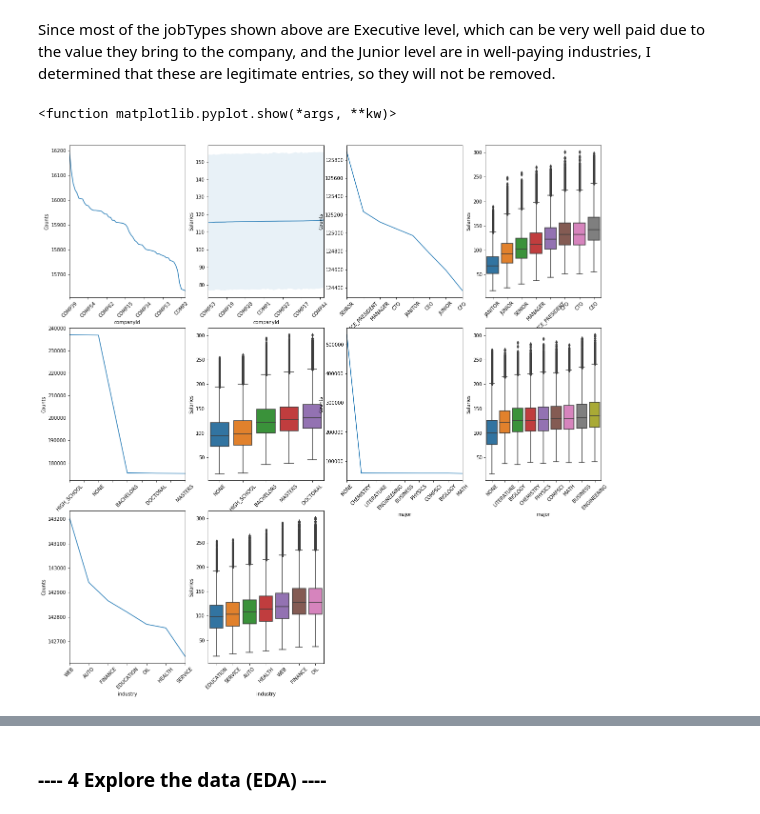
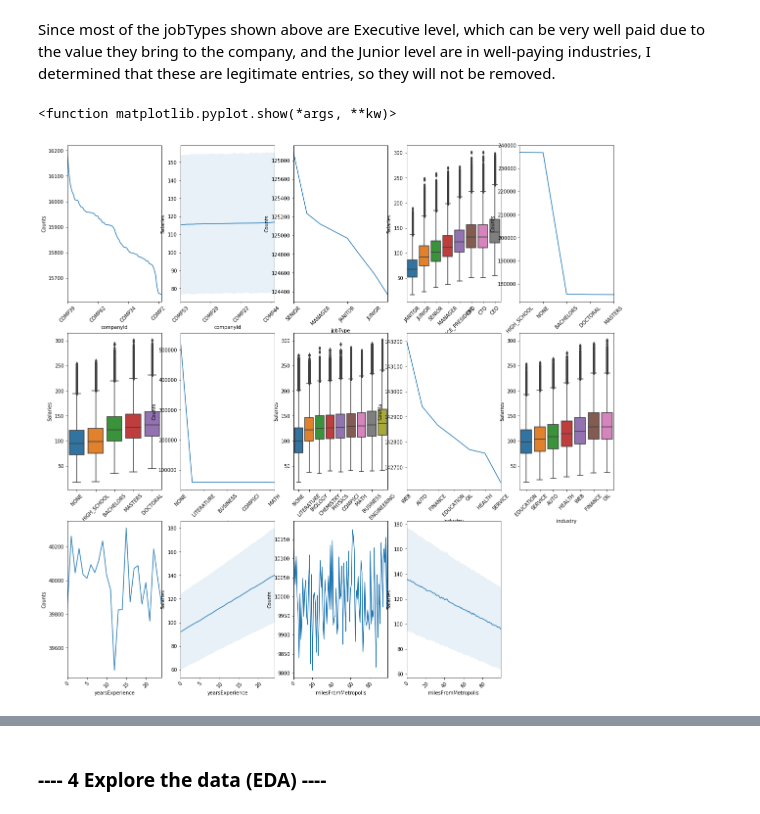
Before and after one commit to jdfreeman-repo/salarypredictionportfolio, a Jupyter notebook: salaryPredictionNotebook.ipynb, the cells around one changed output, grey strips where cells are left out. Cells and saved outputs as stored; diff of their text form; code cells hidden in the pictures.

```diff
--- a/salaryPredictionNotebook.ipynb
+++ b/salaryPredictionNotebook.ipynb
@@ -27,9 +27,7 @@ def plot_feature(df, col, target, target_name, graph_num):
     left, the distribution of samples on the feature
     right, the dependance of salary on the feature
     '''
-    #plt.figure(figsize = (14, 6))
-    #plt.subplot(1, 2, graph_num)
-    plt.subplot(3, 4, graph_num)
+    plt.subplot(3, 5, graph_num)
     if df[col].dtype == 'int64':
         df[col].value_counts().sort_index().plot()
     else:
@@ -43,8 +41,7 @@ def plot_feature(df, col, target, target_name, graph_num):
     plt.xticks(rotation=45)
     plt.xlabel(col)
     plt.ylabel('Counts')
-    #plt.subplot(1, 2, graph_num + 1)
-    plt.subplot(3, 4, graph_num + 1)
+    plt.subplot(3, 5, graph_num + 1)
 
     if df[col].dtype == 'int64' or col == 'companyId':
         #plot the mean salary for each category and fill between the (mean - std, mean + std)
@@ -55,7 +52,6 @@ def plot_feature(df, col, target, target_name, graph_num):
                          alpha = 0.1)
     else:
         sn.boxplot(x = col, y = target, data=df)
-
     plt.xticks(rotation=45)
     plt.ylabel(target_name)
     #plt.show()
@@ -364,10 +360,13 @@ I determined that these are legitimate entries, so they will not be removed.
 # %%
 plt.subplots(figsize=(20, 20))
 i = 1
 for cat in category_columns[1:]:
     plot_feature(train_df, cat,'salary',"Salaries",i)
     i += 2
+for cat in numeric_columns:
+    plot_feature(train_df, cat,'salary',"Salaries",i)
+    i += 2
 plt.show
 # %% [output]
 <function matplotlib.pyplot.show(*args, **kw)>
-[figure, old version]
+[figure, new version]
```
Also changed, not shown: parts of 1 cell of this notebook.
